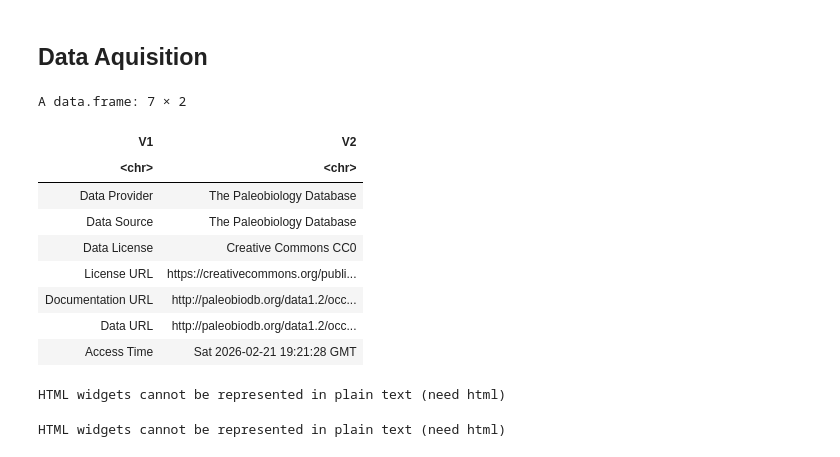
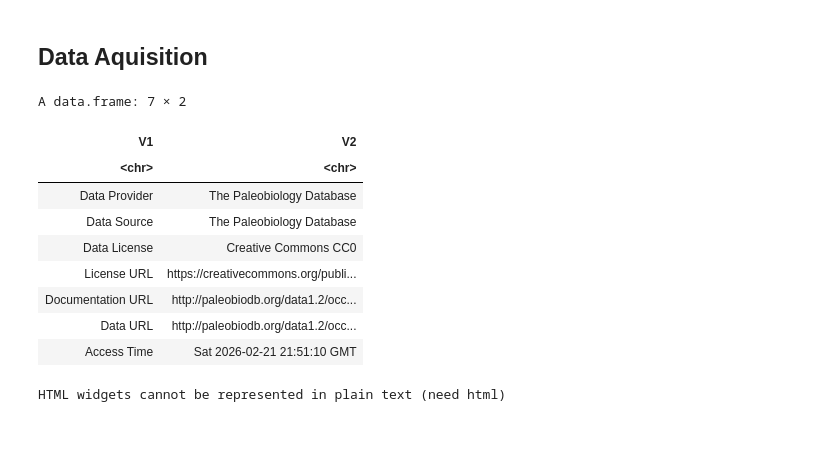
Before and after one commit to aprow620/Latitudinal_Extinction_Gradients, a Jupyter notebook: src/index.ipynb, the cells around one changed output. Drawn from its saved outputs; the diff is of its cells as text; code cells hidden in the pictures.

```diff
--- a/src/index.ipynb
+++ b/src/index.ipynb
@@ -208,33 +194,31 @@ cell_summary <- function(data, hexa, min_occ = NULL) {
 ## Data Aquisition
 # %%
 #data aquisition: download data from pbdb and save it
-
-taxa = ""
-
 interval = "Devonian"
 
-query<-paste0("https://paleobiodb.org/data1.2/occs/list.csv?datainfo&rowcount&base_name=", taxa, "&interval=", interval, "&show=full")
+output = "class,coords,paleoloc,env,ref"
 
+# query<-paste0("https://paleobiodb.org/data1.2/occs/list.csv?datainfo&rowcount&base_name=", taxa, "&interval=", interval, "&show=full")
+
+
+query <- paste0("https://paleobiodb.org/data1.2/occs/list.csv?datainfo&rowcount&interval=", interval, "&pgm=gplates&show=", output)
 # download.file(query, destfile = "..data_files/fossil_occs_datafiles/Devonian_pbdb_data.Feb2026.csv", mode = "wb") # Do only once
 
 # Read occurrence dataset.
 data =  "../data_files/fossil_occs_datafiles/Devonian_pbdb_data.Feb2026.csv"
-pbdb_long <-read.csv(file = data, skip = 17, header = TRUE)
+pbdb_long <-read.csv(file = data, skip = 18, header = TRUE)
 
 meta<- read.csv(data, nrows =7, header= FALSE)
 
 meta
-
-datatable(head(pbdb_long,20), options = list(pageLength = 5, autoWidth = TRUE))
 # %% [output]
 A data.frame: 7 × 2
 | V1 | V2 |
 | <chr> | <chr> |
 | Data Provider | The Paleobiology Database |
 | Data Source | The Paleobiology Database |
 | Data License | Creative Commons CC0 |
 | License URL | https://creativecommons.org/publi... |
 | Documentation URL | http://paleobiodb.org/data1.2/occ... |
 | Data URL | http://paleobiodb.org/data1.2/occ... |
-| Access Time | Sat 2026-02-21 19:21:28 GMT |
+| Access Time | Sat 2026-02-21 21:51:10 GMT |
-HTML widgets cannot be represented in plain text (need html)
```
Also changed, not shown: parts of 26 cells of this notebook, 15 other files.
